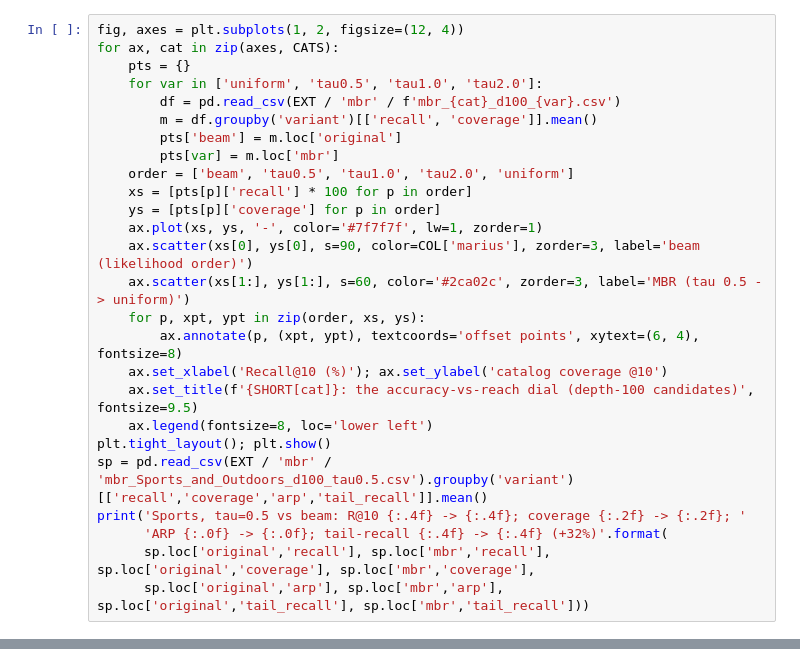
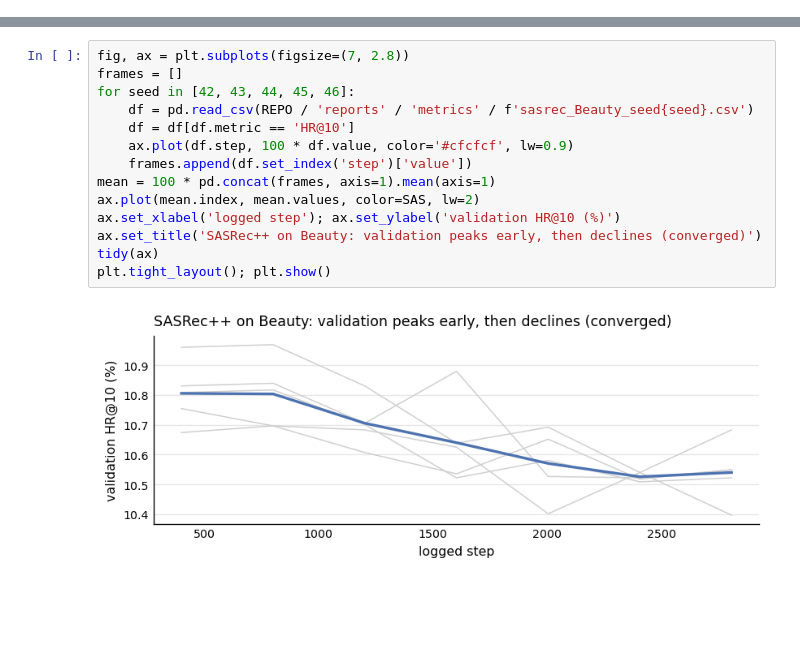
Before and after one commit to slawmecz/rec_sys_cosette_marius, a Jupyter notebook: notebooks/project_story.ipynb, the cells around one changed output, grey strips where cells are left out. Saved outputs shown, nothing was run; the diff lists cells and outputs as text; blank space fills up the shorter version.

```diff
--- a/notebooks/project_story.ipynb
+++ b/notebooks/project_story.ipynb
@@ -212,26 +0,0 @@ The verdict from the depth-100 scored runs: MBR is **not an accuracy fix** (the
-# %%
-fig, axes = plt.subplots(1, 2, figsize=(12, 4))
-for ax, cat in zip(axes, CATS):
-    pts = {}
-    for var in ['uniform', 'tau0.5', 'tau1.0', 'tau2.0']:
-        df = pd.read_csv(EXT / 'mbr' / f'mbr_{cat}_d100_{var}.csv')
-        m = df.groupby('variant')[['recall', 'coverage']].mean()
-        pts['beam'] = m.loc['original']
-        pts[var] = m.loc['mbr']
-    order = ['beam', 'tau0.5', 'tau1.0', 'tau2.0', 'uniform']
-    xs = [pts[p]['recall'] * 100 for p in order]
-    ys = [pts[p]['coverage'] for p in order]
-    ax.plot(xs, ys, '-', color='#7f7f7f', lw=1, zorder=1)
-    ax.scatter(xs[0], ys[0], s=90, color=COL['marius'], zorder=3, label='beam (likelihood order)')
-    ax.scatter(xs[1:], ys[1:], s=60, color='#2ca02c', zorder=3, label='MBR (tau 0.5 -> uniform)')
-    for p, xpt, ypt in zip(order, xs, ys):
-        ax.annotate(p, (xpt, ypt), textcoords='offset points', xytext=(6, 4), fontsize=8)
-    ax.set_xlabel('Recall@10 (%)'); ax.set_ylabel('catalog coverage @10')
-    ax.set_title(f'{SHORT[cat]}: the accuracy-vs-reach dial (depth-100 candidates)', fontsize=9.5)
-    ax.legend(fontsize=8, loc='lower left')
-plt.tight_layout(); plt.show()
-sp = pd.read_csv(EXT / 'mbr' / 'mbr_Sports_and_Outdoors_d100_tau0.5.csv').groupby('variant')[['recall','coverage','arp','tail_recall']].mean()
-print('Sports, tau=0.5 vs beam: R@10 {:.4f} -> {:.4f}; coverage {:.2f} -> {:.2f}; '
-      'ARP {:.0f} -> {:.0f}; tail-recall {:.4f} -> {:.4f} (+32%)'.format(
-      sp.loc['original','recall'], sp.loc['mbr','recall'], sp.loc['original','coverage'], sp.loc['mbr','coverage'],
-      sp.loc['original','arp'], sp.loc['mbr','arp'], sp.loc['original','tail_recall'], sp.loc['mbr','tail_recall']))
@@ -345,0 +106,16 @@ Everything above ran on well under 5,000 of our 400,000 SBU. The reproduction is
+# %%
+fig, ax = plt.subplots(figsize=(7, 2.8))
+frames = []
+for seed in [42, 43, 44, 45, 46]:
+    df = pd.read_csv(REPO / 'reports' / 'metrics' / f'sasrec_Beauty_seed{seed}.csv')
+    df = df[df.metric == 'HR@10']
+    ax.plot(df.step, 100 * df.value, color='#cfcfcf', lw=0.9)
+    frames.append(df.set_index('step')['value'])
+mean = 100 * pd.concat(frames, axis=1).mean(axis=1)
+ax.plot(mean.index, mean.values, color=SAS, lw=2)
+ax.set_xlabel('logged step'); ax.set_ylabel('validation HR@10 (%)')
+ax.set_title('SASRec++ on Beauty: validation peaks early, then declines (converged)')
+tidy(ax)
+plt.tight_layout(); plt.show()
+# %% [output]
+[figure, added]
```
Also changed, not shown: parts of 35 cells of this notebook, 1 other file.
